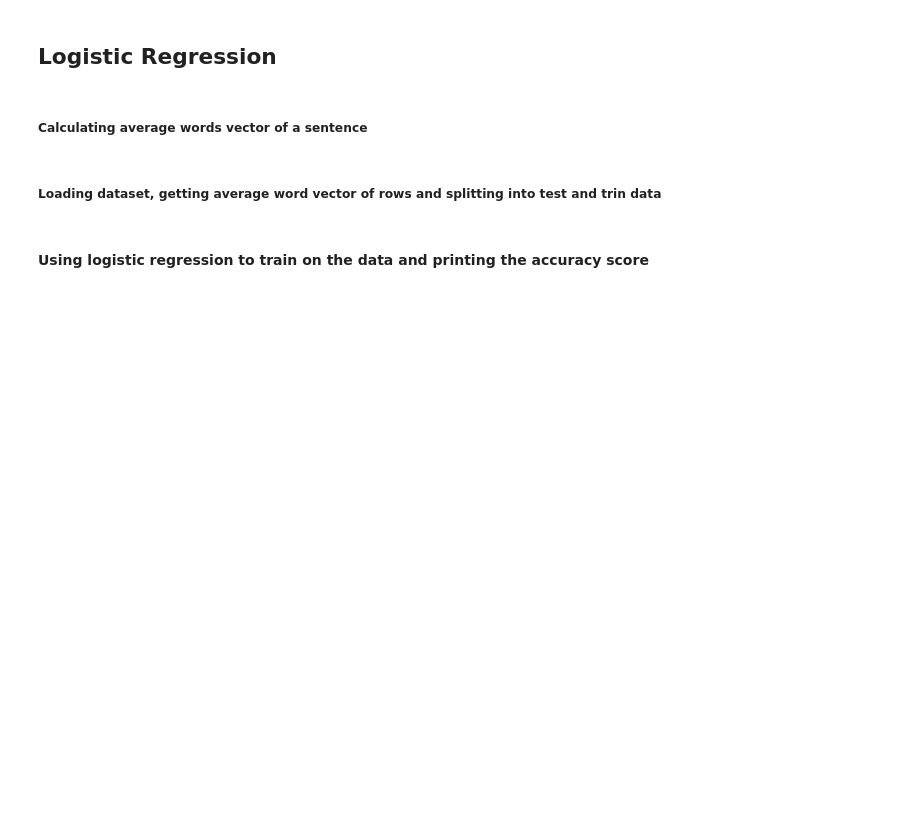
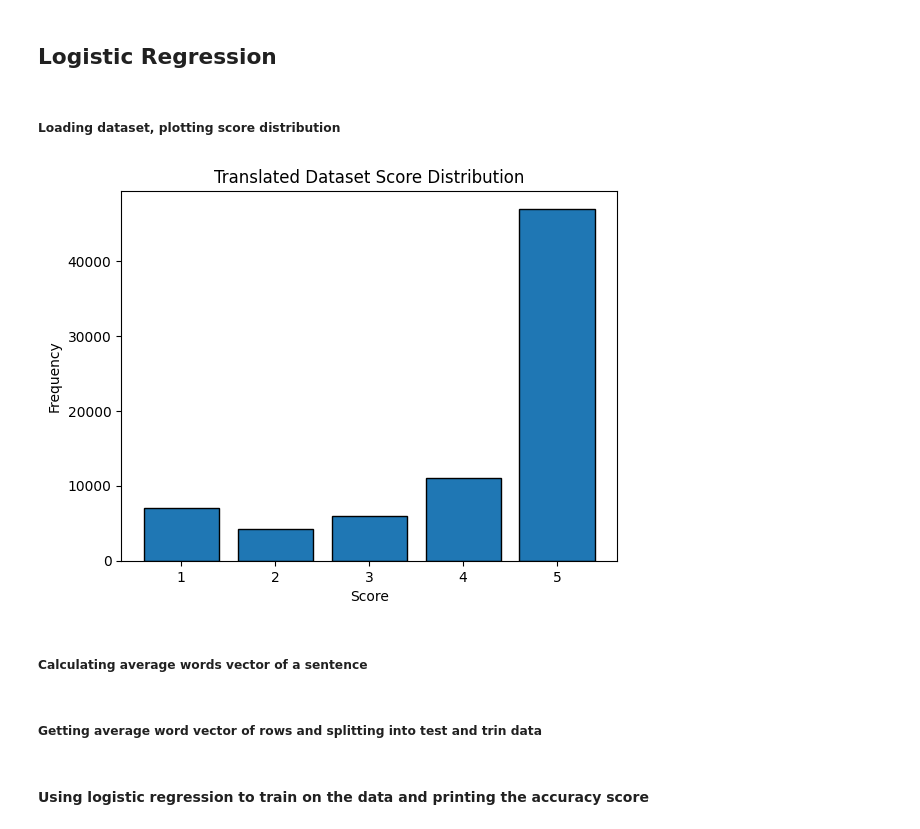
Before and after one commit to hazhyy/kurdishSentimentAnalysis, a Jupyter notebook: app/modelTrainer.ipynb, the cells around one changed output. Drawn from its saved outputs; the diff is of its cells as text; code cells hidden in the pictures; blank space fills up the shorter version.

```diff
--- a/app/modelTrainer.ipynb
+++ b/app/modelTrainer.ipynb
@@ -9,3 +9,5 @@ from sklearn.linear_model import LogisticRegression
 from sklearn.metrics import accuracy_score
 import matplotlib.pyplot as plt
 from joblib import dump
+# %% [markdown]
+##### Loading dataset, plotting score distribution
@@ -12,3 +17,12 @@ from joblib import dump
+# %%
+plt.hist(df['Score'], bins=[0.5, 1.5, 2.5, 3.5, 4.5, 5.5], edgecolor='black', rwidth=0.8)
+plt.title('Translated Dataset Score Distribution')
+plt.xlabel('Score')
+plt.ylabel('Frequency')
+plt.xticks(range(1, 6))
+plt.show()
+# %% [output]
+[figure, added]
 # %% [markdown]
 ##### Calculating average words vector of a sentence
 # %%
@@ -25,5 +37,5 @@ def get_average_word_vector(sentence, model, num_features):
             feature_vector = np.add(feature_vector, model.wv[word])
     return feature_vector / num_words if num_words > 0 else feature_vector
 # %% [markdown]
-##### Loading dataset, getting average word vector of rows and splitting into test and trin data
+##### Getting average word vector of rows and splitting into test and trin data
 # %%
```
Also changed, not shown: parts of 4 cells of this notebook, 1 other file.
